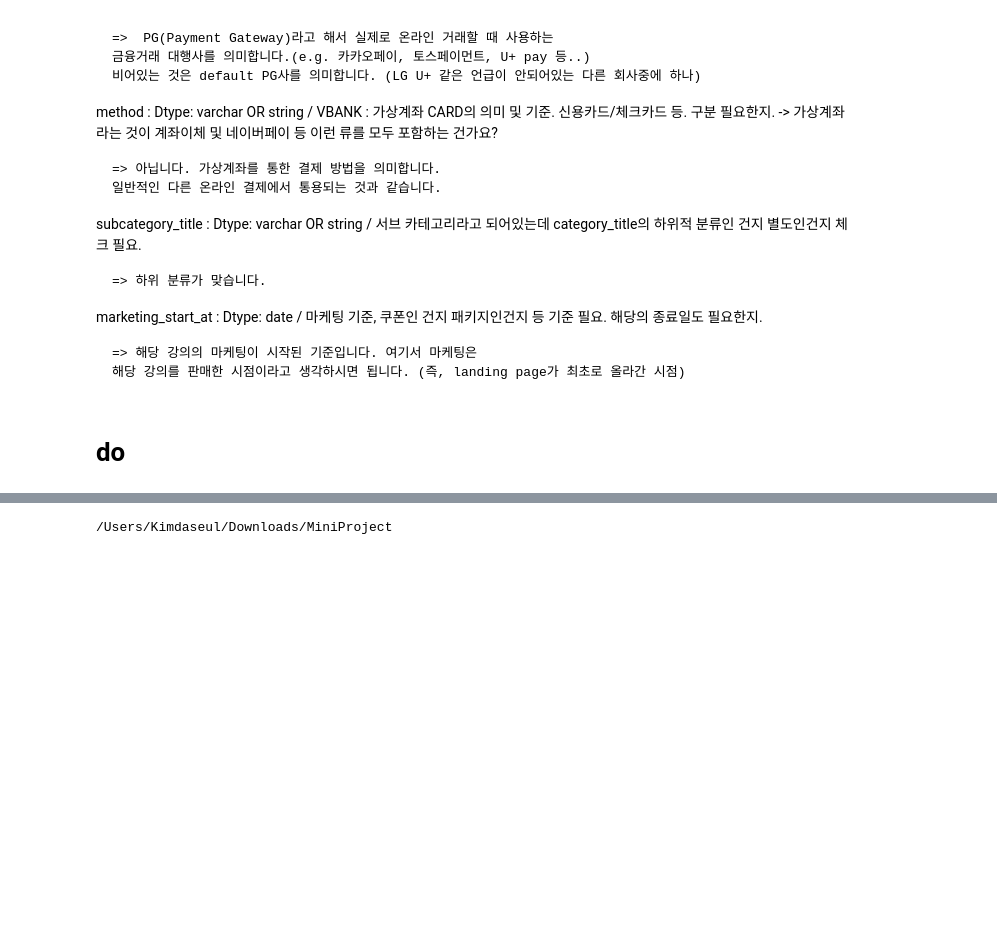
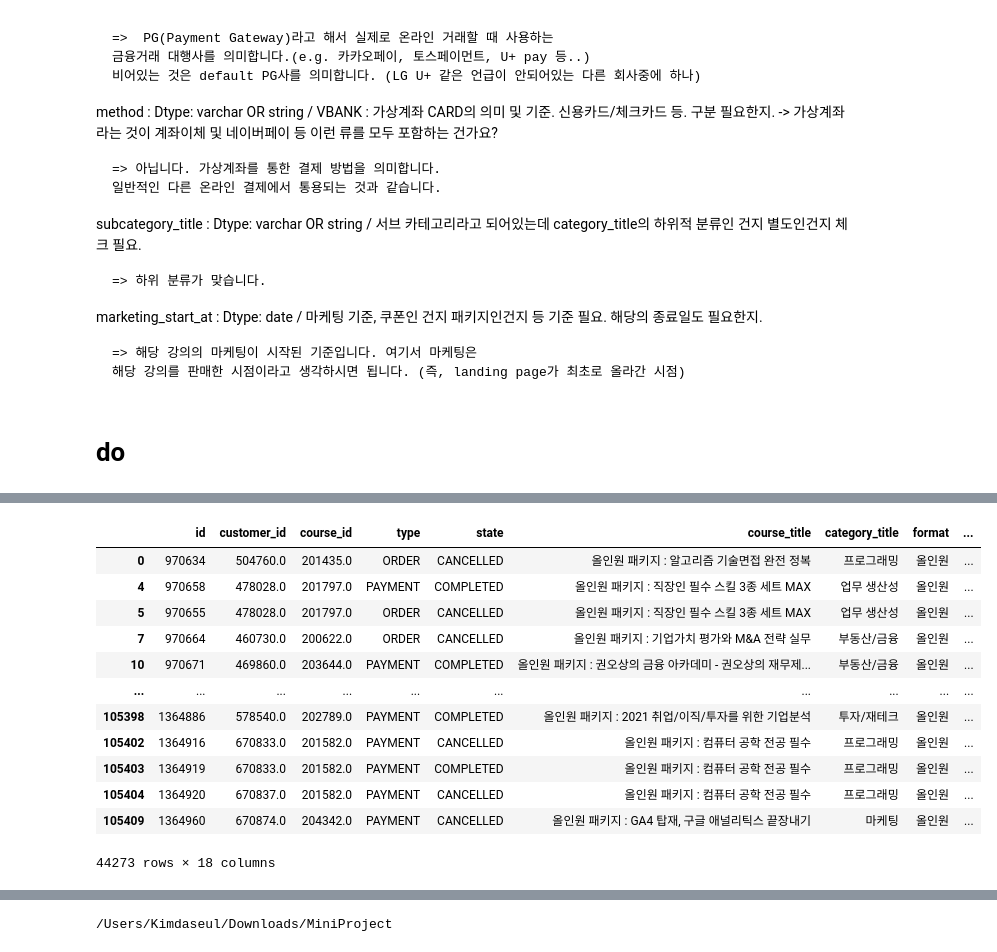
Before and after one commit to archiveJM/fizzbuzz-team, a Jupyter notebook: LJH/mini_project_customer_LJH.ipynb, the cells around one changed output, grey strips where cells are left out. Cells and saved outputs as stored; diff of their text form; code cells hidden in the pictures; blank space fills up the shorter version.

```diff
--- a/LJH/mini_project_customer_LJH.ipynb
+++ b/LJH/mini_project_customer_LJH.ipynb
@@ -337,0 +561,18 @@ marketing_start_at : Dtype: date / 마케팅 기준, 쿠폰인 건지 패키지
+# %%
+## 올인원 패키지로 시작하는 course title 출력 - 약간의 mismatch 있지만 약 4만 4천여개
+df_o.loc[df_o.course_title.str.startswith("올인원 패키지")] # 44053 rows
+df_o.loc[df_o.course_title.str.contains("올인원 패키지")] # 44273 rows
+# %% [output]
+|  | id | customer_id | course_id | type | state | course_title | category_title | format | ... |
+| 0 | 970634 | 504760.0 | 201435.0 | ORDER | CANCELLED | 올인원 패키지 : 알고리즘 기술면접 완전 정복 | 프로그래밍 | 올인원 | ... |
+| 4 | 970658 | 478028.0 | 201797.0 | PAYMENT | COMPLETED | 올인원 패키지 : 직장인 필수 스킬 3종 세트 MAX | 업무 생산성 | 올인원 | ... |
+| 5 | 970655 | 478028.0 | 201797.0 | ORDER | CANCELLED | 올인원 패키지 : 직장인 필수 스킬 3종 세트 MAX | 업무 생산성 | 올인원 | ... |
+| 7 | 970664 | 460730.0 | 200622.0 | ORDER | CANCELLED | 올인원 패키지 : 기업가치 평가와 M&A 전략 실무 | 부동산/금융 | 올인원 | ... |
+| 10 | 970671 | 469860.0 | 203644.0 | PAYMENT | COMPLETED | 올인원 패키지 : 권오상의 금융 아카데미 - 권오상의 재무제... | 부동산/금융 | 올인원 | ... |
+| ... | ... | ... | ... | ... | ... | ... | ... | ... | ... |
+| 105398 | 1364886 | 578540.0 | 202789.0 | PAYMENT | COMPLETED | 올인원 패키지 : 2021 취업/이직/투자를 위한 기업분석 | 투자/재테크 | 올인원 | ... |
+| 105402 | 1364916 | 670833.0 | 201582.0 | PAYMENT | CANCELLED | 올인원 패키지 : 컴퓨터 공학 전공 필수 | 프로그래밍 | 올인원 | ... |
+| 105403 | 1364919 | 670833.0 | 201582.0 | PAYMENT | COMPLETED | 올인원 패키지 : 컴퓨터 공학 전공 필수 | 프로그래밍 | 올인원 | ... |
+| 105404 | 1364920 | 670837.0 | 201582.0 | PAYMENT | CANCELLED | 올인원 패키지 : 컴퓨터 공학 전공 필수 | 프로그래밍 | 올인원 | ... |
+| 105409 | 1364960 | 670874.0 | 204342.0 | PAYMENT | CANCELLED | 올인원 패키지 : GA4 탑재, 구글 애널리틱스 끝장내기 | 마케팅 | 올인원 | ... |
+44273 rows × 18 columns
```
Also changed, not shown: parts of 65 cells of this notebook.
